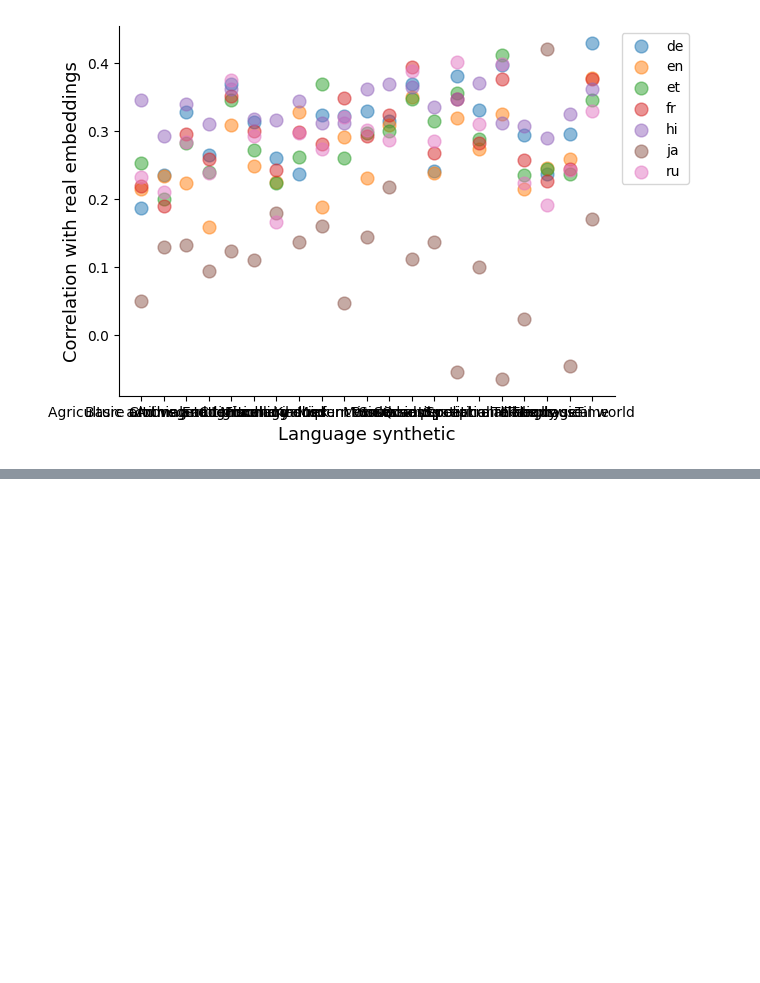
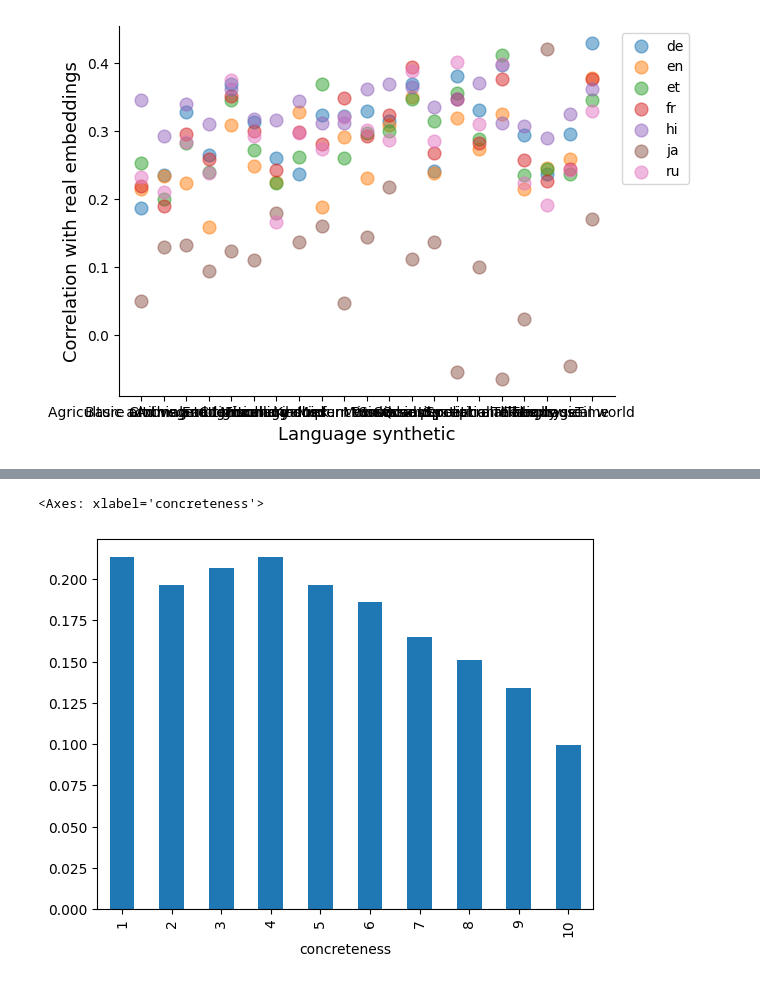
Before and after one commit to vminvsky/semantic-accents, a Jupyter notebook: notebooks/recreate_nhb_paper.ipynb, the cells around one changed output, grey strips where cells are left out. Cells and saved outputs as stored; diff of their text form; code cells hidden in the pictures; blank space fills up the shorter version.

Commit message:
more disheartening evidence that embeddings on outputs not the right unit of analysis

```diff
--- a/notebooks/recreate_nhb_paper.ipynb
+++ b/notebooks/recreate_nhb_paper.ipynb
@@ -457,0 +275,39 @@ plt.legend(loc='upper left', bbox_to_anchor=(1,1))
+# %%
+concreteness_path = '../data/concreteness/conc_translated.csv'
+concreteness_df = pd.read_csv(concreteness_path)
+# %%
+data_source = 'concreteness' # concreteness, NorthErualex_concepts
+data_dir = f'../data/{data_source}/similarity/'
+settings = ['synthetic_synthetic', 'real_real', 'synthetic_real']
+langs = ['en','fr','de','ja', 'ru','et','hi']
+model_name = 'Meta-Llama-3-1-70B-Instruct-htzs' # 'Meta-Llama-3-1-8B-Instruct-nwxcg', 'Meta-Llama-3-1-70B-Instruct-htzs'
+pearsons_2 = []
+
+for setting in settings:
+    for lang1 in langs:
+        for lang2 in langs:
+            if (lang1 == lang2) & (setting != 'synthetic_real'):
+                continue
+
+            data_path = f'{data_dir}{model_name}/{setting}/{lang1}_{lang2}.csv'
+            try:
+                df = pd.read_csv(data_path)
+                # apply cleaning
+                df = filter_df(df)
+                cluster_df_temp = concreteness_df[concreteness_df['lang'] == lang1]
+                cluster_df_temp = cluster_df_temp[['translation', 'concreteness_tile']]
+                df = df.merge(concreteness_df, left_on='src_word', right_on='translation')
+                # pearson correlation btwn sim and tr_sim
+                gps = df.groupby('concreteness_tile')
+                for name, gp in gps:
+                    pearson = gp['sim'].corr(df['tr_sim'], method='pearson')
+                    pearsons_2.append({
+                        'lang1': lang1,
+                        'lang2': lang2,
+                        'setting': setting,
+                        'pearson': pearson,
+                        'concreteness': name,
+                    })
+            except Exception as e:
+                print('no data for ', data_path)
+                print(e)
@@ -457,0 +348,8 @@ plt.legend(loc='upper left', bbox_to_anchor=(1,1))
+# %%
+df = pd.DataFrame(pearsons_2)
+df = df[df['setting'] == 'synthetic_real']
+
+df.groupby('concreteness')['pearson'].mean().plot(kind='bar')
+# %% [output]
+<Axes: xlabel='concreteness'>
+[figure, added]
```
Also changed, not shown: parts of 14 cells of this notebook, 9 other files.
